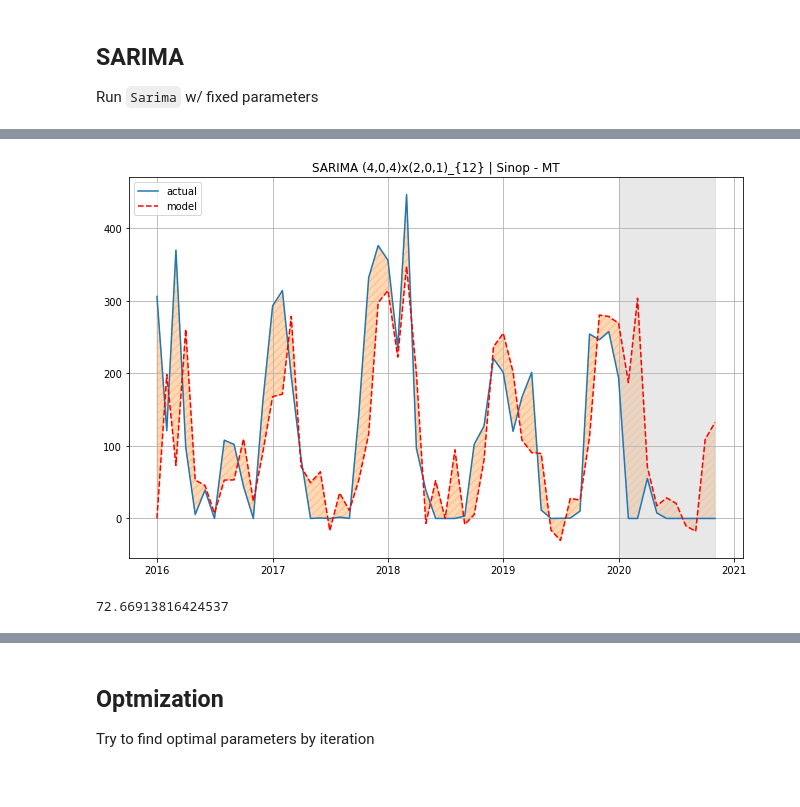
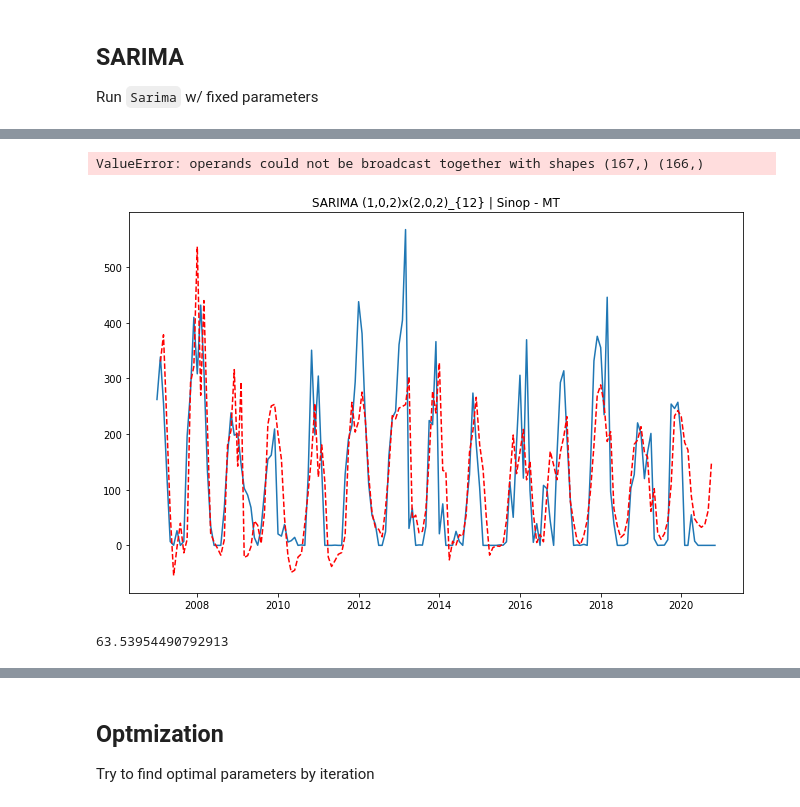
Before and after one commit to bragarods/agro, a Jupyter notebook: notebooks/ts_exploratory.ipynb, the cells around one changed output, grey strips where cells are left out. Cells and saved outputs as stored; diff of their text form; code cells hidden in the pictures.

```diff
--- a/notebooks/ts_exploratory.ipynb
+++ b/notebooks/ts_exploratory.ipynb
@@ -14,15 +14,19 @@ Let's import `Inmet` data and create rolling variables to smooth quantities.
 # %%
 # import data
 
-df = pd.read_csv('inmet_memp.csv', index_col=0)
+df = pd.read_csv('../../inmet_emp_mensal.csv', index_col=0)
 
-df['yearmonth'] = pd.to_datetime(df['yearmonth'])
+sinop = df[(df['dc_nome']=='sinop') & (df['date'] >= '2007-01-01')]
 
-sinop = df[(df['dc_nome']=='sinop') & (df['yearmonth'] >= '2016-01-01')]
+sinop['date'] = pd.to_datetime(sinop['date'], format=('%Y-%m-%d'))
 
-sinop.set_index('yearmonth', inplace=True)
+sinop.set_index('date', inplace=True)
 
-train = sinop[(sinop.index >= '2016-01-01') & (sinop.index <= '2019-12-01')]
+dsinop = sinop.chuva.diff()
+
+train = sinop[(sinop.index >= '2000-01-01') & (sinop.index <= '2019-12-01')]
+
+dtrain = train.chuva.diff().dropna()
 # %% [markdown]
 ## Time series exploratory
 
@@ -142,4 +206,18 @@ model_3 = run_sarima(4,0,4,2,0,2,12)
+# %%
+def run_sarima_diff(serie, p,d,q,P,D,Q,s):
+
+    model = sm.tsa.statespace.SARIMAX(train.chuva, order=(p, d, q),
+                                                seasonal_order=(P, D, Q, s),
+                                                    initialization='approximate_diffuse').fit(disp=-1)
+
+    aic = model.aic
+
+    return model, aic
+
+model_5 = run_sarima_diff(pd.DataFrame(dtrain), 1,1,2,2,0,2,12)
 # %%
+d = 0
+
 def plotSARIMA(series, model, n_steps):
     """
         Plots model vs predicted values
@@ -166,7 +244,7 @@ def plotSARIMA(series, model, n_steps):
     error = skm.mean_absolute_error(data['actual'][d:], data['arima_model'][d:])
 
     plt.figure(figsize=(15, 7))
-    plt.title("Mean Absolute Percentage Error: {0:.2f}".format(error))
+    plt.title("Mean Absolute Error: {0:.2f}".format(error))
     plt.plot(forecast, color='r', label="model")
     plt.axvspan(data.index[-1], forecast.index[-1], alpha=0.5, color='lightgrey')
     plt.plot(sinop.chuva, label="actual")
@@ -175,7 +253,9 @@ def plotSARIMA(series, model, n_steps):
 
     return forecast
 # %%
-forecast_1 = plotSARIMA(pd.DataFrame(train.chuva), model_1[0], 10)
-forecast_2 = plotSARIMA(pd.DataFrame(train.chuva), model_2[0], 10)
-forecast_3 = plotSARIMA(pd.DataFrame(train.chuva), model_3[0], 10)
+#forecast_1 = plotSARIMA(pd.DataFrame(train.chuva), model_1[0], 10)
+#forecast_2 = plotSARIMA(pd.DataFrame(train.chuva), model_2[0], 10)
+#forecast_3 = plotSARIMA(pd.DataFrame(train.chuva), model_3[0], 10)
+#forecast_4 = plotSARIMA(pd.DataFrame(train.chuva), model_4[0], 10)
+forecast_5 = plotSARIMA(pd.DataFrame(dtrain), model_5[0], 10)
 # %% [output]
@@ -219,8 +297,11 @@ def plt_sarima(forecast, title):
 # %%
-plt_sarima(forecast_3, 'SARIMA (4,0,4)x(2,0,1)_{12} | Sinop - MT')
+plt_sarima(forecast_5, 'SARIMA (1,0,2)x(2,0,2)_{12} | Sinop - MT')
+
+#run_sarima(1,0,2,2,0,2,12)
 # %% [output]
+ValueError: operands could not be broadcast together with shapes (167,) (166,)
-[figure, old version]
+[figure, new version]
 # %%
-skm.mean_absolute_error(sinop.chuva,forecast_3)
+skm.mean_absolute_error(sinop.chuva,forecast_4)
 # %% [output]
-72.66913816424537
+63.53954490792913
```
Also changed, not shown: parts of 15 cells of this notebook, 4 other files.
